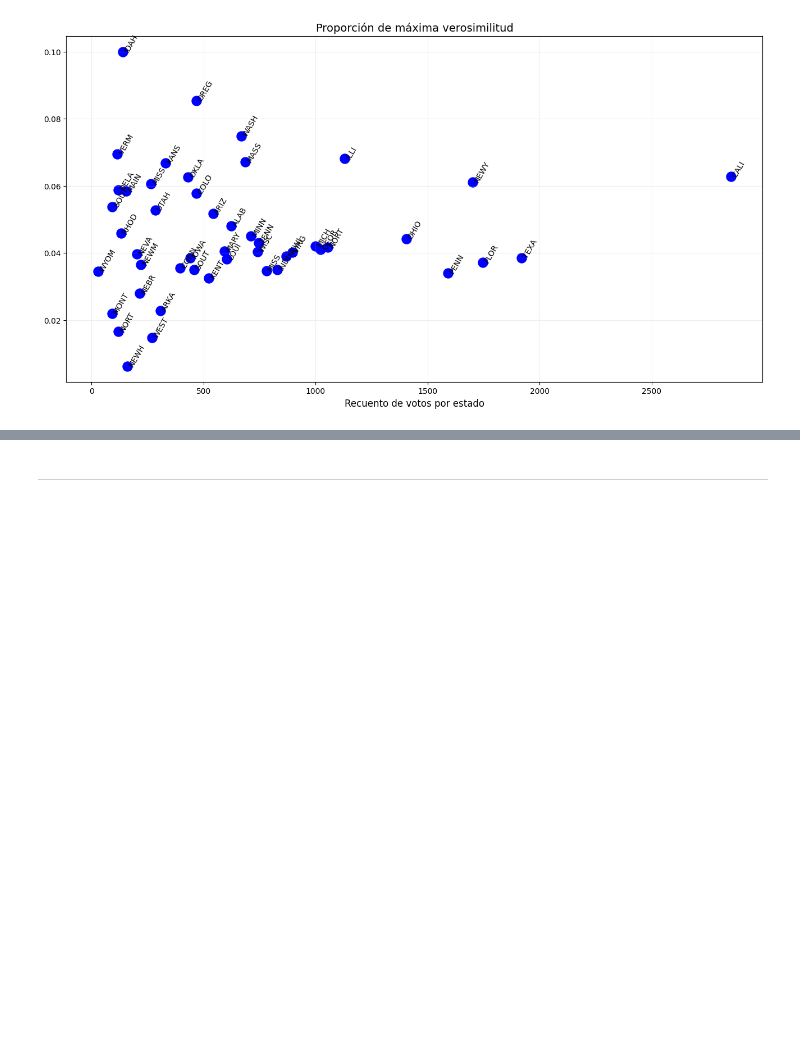
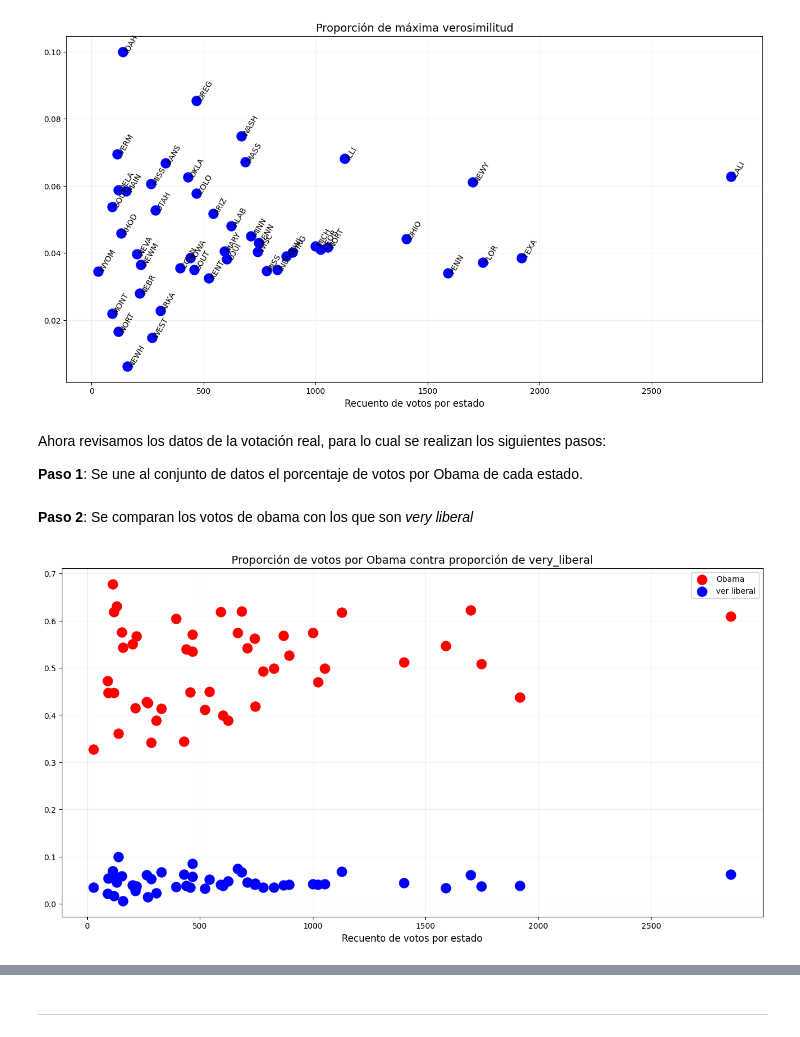
Before and after one commit to CAMM961001/bayes-first-steps, a Jupyter notebook: bayes-first-steps.ipynb, the cells around one changed output, grey strips where cells are left out. Cells and saved outputs as stored; diff of their text form; code cells hidden in the pictures; blank space fills up the shorter version.

Commit message:
Initial visualizations

```diff
--- a/bayes-first-steps.ipynb
+++ b/bayes-first-steps.ipynb
@@ -75,3 +79,35 @@ plt.grid(alpha=0.2)
 plt.show()
 # %% [output]
 [figure]
+# %% [markdown]
+Ahora revisamos los datos de la votación real, para lo cual se realizan los siguientes pasos:
+
+**Paso 1**: Se une al conjunto de datos el porcentaje de votos por Obama de cada estado.
+# %%
+results = pd.read_csv('./2008ElectionResult.csv')
+
+#se descartan estados que no son de interés
+results = results[~results['state'].isin(['District of Columbia', 'Hawaii', 'Alaska'])]
+results['state'] = results['state'].str.lower()
+
+
+prop = pd.merge(left=prop,
+                right=results[['state', 'vote_Obama_pct']],
+                how='left',
+                on='state')
+# %% [markdown]
+**Paso 2**: Se comparan los votos de obama con los que son _very liberal_
+# %%
+plt.figure(figsize=(16,8))
+
+plt.scatter(x=prop['survey_total'], y=prop['vote_Obama_pct']/100, color='red', s=150, label='Obama')
+plt.scatter(x=prop['survey_total'], y=prop['prop_mle'], color='blue', s=150, label='ver liberal')
+
+plt.title('Proporción de votos por Obama contra proporción de very_liberal', fontsize=14)
+plt.xlabel('Recuento de votos por estado', fontsize=12)
+plt.grid(alpha=0.2)
+plt.legend()
+
+plt.show()
+# %% [output]
+[figure, added]
```
Also changed, not shown: parts of 11 cells of this notebook.
